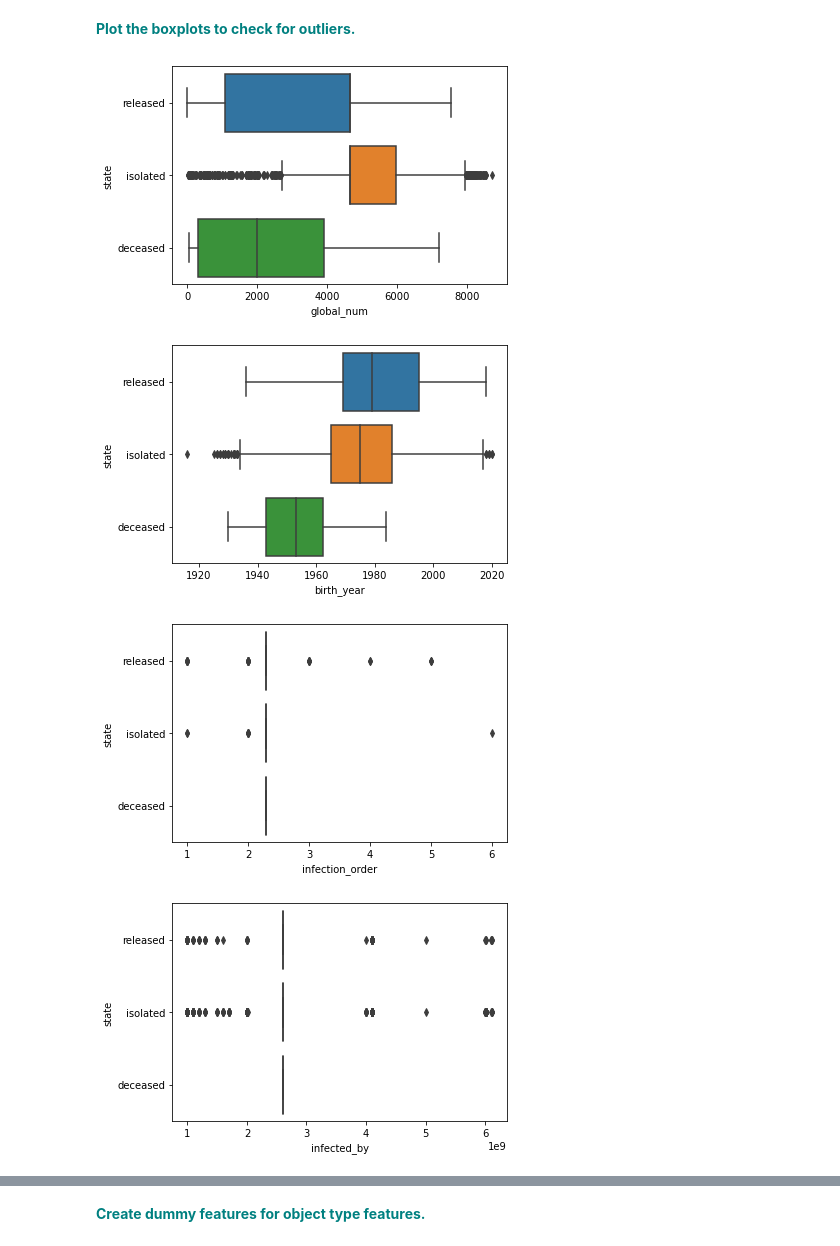
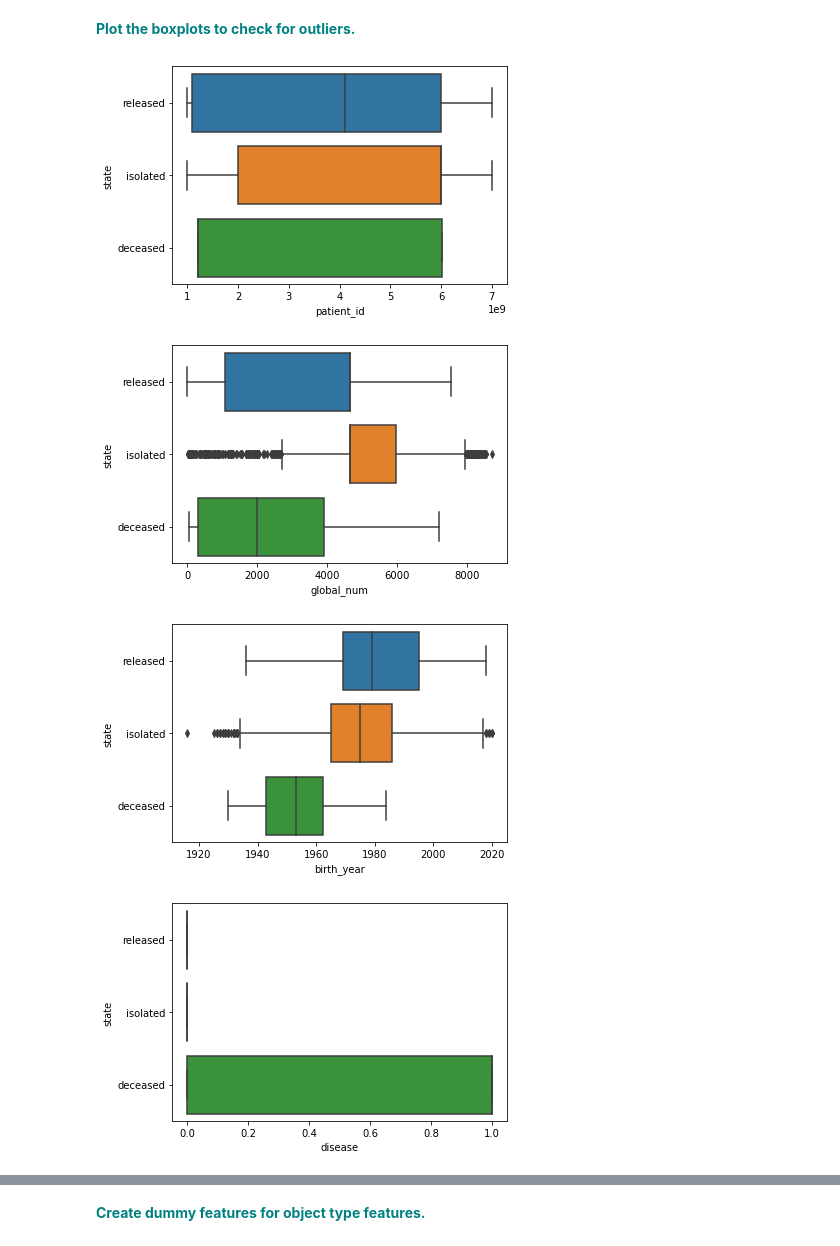
Before and after one commit to ryanlybbert/SpringBoard_Projects, a Jupyter notebook: Random_Forest_COVID_Case_Study/RandomForest Covid Case Study_06302020/RandomForest_casestudy_covid19.ipynb, the cells around one changed output, grey strips where cells are left out. Drawn from its saved outputs; the diff is of its cells as text; code cells hidden in the pictures.

```diff
--- a/Random_Forest_COVID_Case_Study/RandomForest Covid Case Study_06302020/RandomForest_casestudy_covid19.ipynb
+++ b/Random_Forest_COVID_Case_Study/RandomForest Covid Case Study_06302020/RandomForest_casestudy_covid19.ipynb
@@ -172,23 +159,24 @@ Name: disease, Length: 2218, dtype: int64
 # %% [markdown]
  **<font color='teal'> Fill null values in the following columns with their mean: 'global_number','birth_year','infection_order','infected_by'and 'contact_number'</font>**
 # %%
-df['global_num'].replace({np.nan:df['global_num'].mean()}, inplace=True)
-df['birth_year'].replace({np.nan:df['birth_year'].mean()}, inplace=True)
-df['infection_order'].replace({np.nan:df['infection_order'].mean()}, inplace=True)
-df['infected_by'].replace({np.nan:df['infected_by'].mean()}, inplace=True)
-df['contact_number'].replace({np.nan:df['contact_number'].mean()}, inplace=True)
+df['global_num'].fillna(df['global_num'].mean(), inplace=True)
+df['birth_year'].fillna(df['birth_year'].mean(), inplace=True)
+df['infection_order'].fillna(df['infection_order'].mean(), inplace=True)
+df['infected_by'].fillna(df['infected_by'].mean(), inplace=True)
+df['contact_number'].fillna(df['contact_number'].mean(), inplace=True)
 # %% [markdown]
  **<font color='teal'> Fill the rest of the missing values with any method.</font>**
-# %%
-#print(df['disease'].unique()) only options are NaN and True, I'm assuming NaN are False
-df['disease'].replace({np.nan:False}, inplace=True)
-df['n_age'] = 2020 - df['birth_year'] #redoing since some birth years were null at time of creation
-df.dropna(subset=['state'], inplace=True, axis=0)#state is our target variable, so I'm dropping rows with null values there
-df['infection_case'].replace({np.nan:'etc'}, inplace=True)#pre-existing 'other' value
-df.drop(['age'], inplace=True, axis=1)#I'm ignoring age because it is described better with n_age anyway
-#sex and city are hard to generalize as strings with nonnumeric information
-df['sex'].replace({np.nan:'unknown'}, inplace=True)
-df['city'].replace({np.nan:'unknown'}, inplace=True)
+# %%
+df['n_age'] = 2020 - df['birth_year'] #re-establishing n_age based off of birth_year
+df.dropna(subset=['state'], inplace=True) #target variable, missing data is worthless
+df.drop('age', axis=1, inplace=True) #redundant column with the least info of the 3
+
+#following values are too difficult to generalize without proper analysis
+df['infection_case'].fillna('unknown', inplace=True)
+df['sex'].fillna('unknown', inplace=True)
+df['city'].fillna('unknown', inplace=True)
+
+#remaining date info cannot be generalized, and will be dropped later anyway
 # %% [markdown]
  **<font color='teal'> Check for any remaining null values.</font>**
 # %%
@@ -314,0 +298,4 @@ plt.show()
+# %%
+df_numeric = df.select_dtypes(include=['int64', 'float64'])
+sns.heatmap(df_numeric.corr())
+plt.plot()
@@ -315,11 +305,11 @@ plt.show()
 # %% [markdown]
 **<font color='teal'> Plot the boxplots to check for outliers. </font>**
 # %%
-for col in dfn.columns:
-    sns.boxplot(x=col, y='state', data=df)
+for column in df_numeric.columns:
+    sns.boxplot(x=column, y='state', data=df)
     plt.show()
 # %% [output]
-[figure, old version]
+[figure, new version]
-[figure, old version]
+[figure, new version]
-[figure, old version]
+[figure, new version]
-[figure, old version]
+[figure, new version]
```
Also changed, not shown: parts of 16 cells of this notebook.
